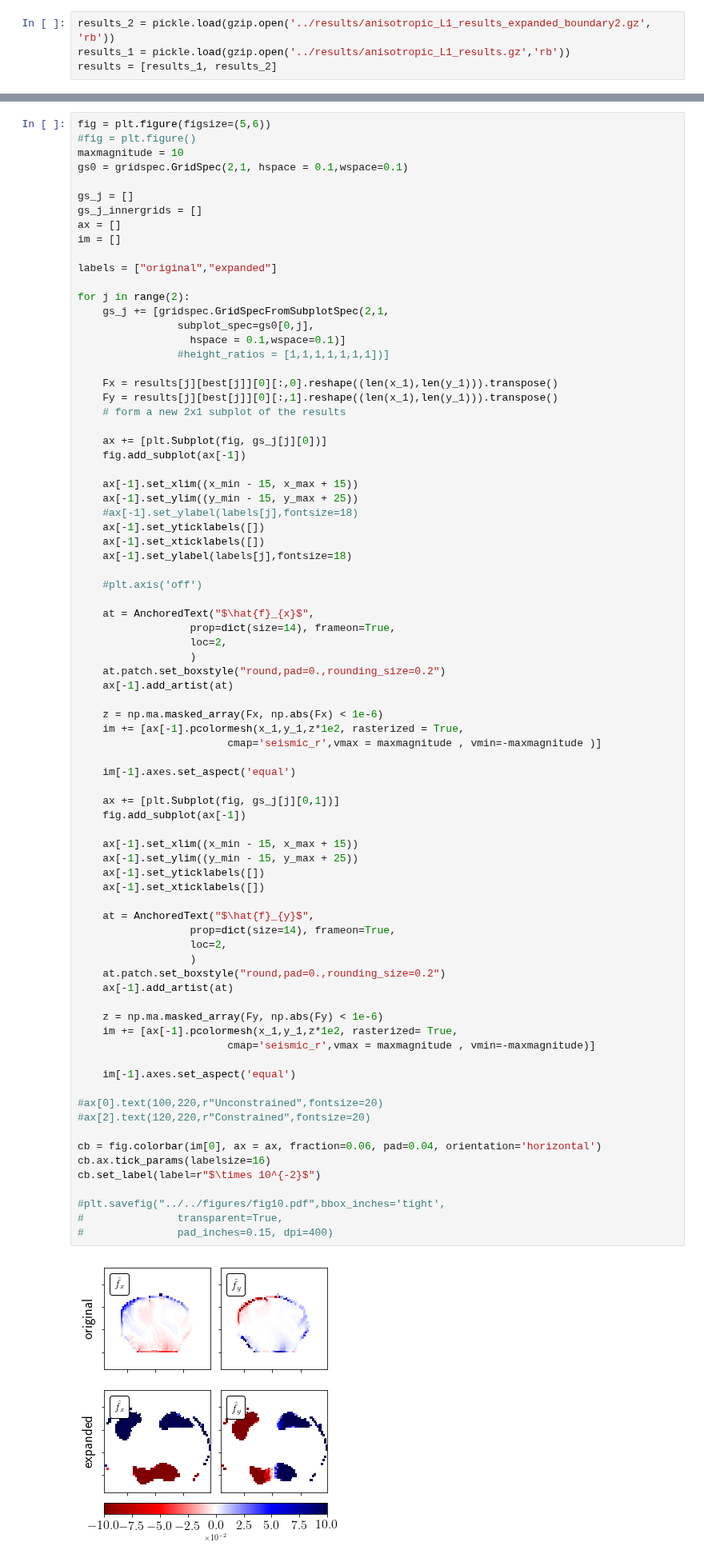
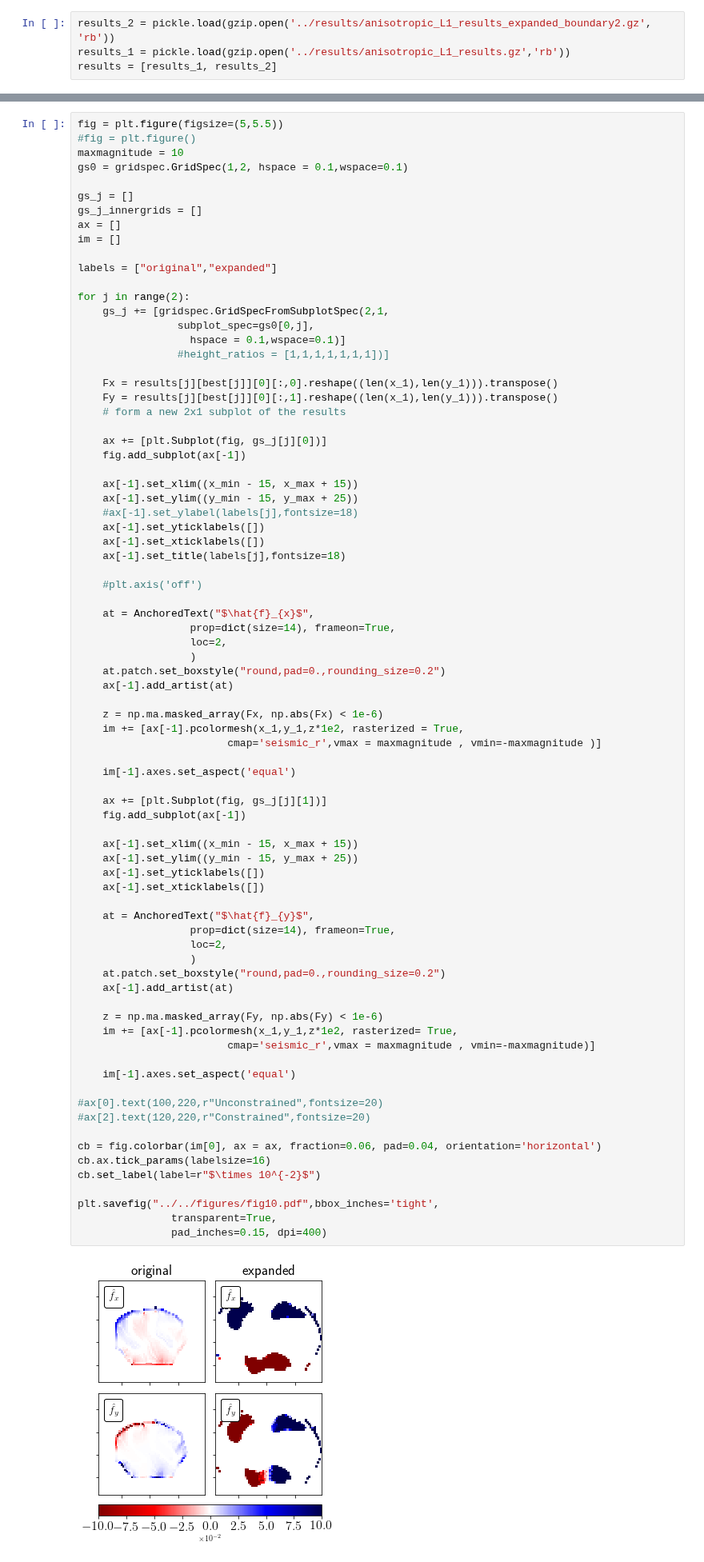
Before and after one commit to jcalifornia/tractionforce, a Jupyter notebook: paper/numerics/unidata/fig10 (boundary).ipynb, the cells around one changed output, grey strips where cells are left out. Shown at 80% size. Drawn from its saved outputs; the diff is of its cells as text.

```diff
--- a/paper/numerics/unidata/fig10 (boundary).ipynb
+++ b/paper/numerics/unidata/fig10 (boundary).ipynb
@@ -142,10 +142,10 @@ plt.savefig("../../figures/fig10.pdf",bbox_inches='tight',
 # %% [output]
 [figure]
 # %%
-fig = plt.figure(figsize=(5,6))
+fig = plt.figure(figsize=(5,5.5))
 #fig = plt.figure()
 maxmagnitude = 10
-gs0 = gridspec.GridSpec(2,1, hspace = 0.1,wspace=0.1)
+gs0 = gridspec.GridSpec(1,2, hspace = 0.1,wspace=0.1)
 
 gs_j = []
 gs_j_innergrids = []
@@ -172,7 +172,7 @@ for j in range(2):
     #ax[-1].set_ylabel(labels[j],fontsize=18)
     ax[-1].set_yticklabels([])
     ax[-1].set_xticklabels([])
-    ax[-1].set_ylabel(labels[j],fontsize=18)
+    ax[-1].set_title(labels[j],fontsize=18)
 
     #plt.axis('off')
 
@@ -189,36 +189,36 @@ for j in range(2):
 
     im[-1].axes.set_aspect('equal')
 
-    ax += [plt.Subplot(fig, gs_j[j][0,1])]
+    ax += [plt.Subplot(fig, gs_j[j][1])]
     fig.add_subplot(ax[-1])
 
     ax[-1].set_xlim((x_min - 15, x_max + 15))
     ax[-1].set_ylim((y_min - 15, y_max + 25))
     ax[-1].set_yticklabels([])
     ax[-1].set_xticklabels([])
 
     at = AnchoredText("$\hat{f}_{y}$",
                   prop=dict(size=14), frameon=True,
                   loc=2,
                   )
     at.patch.set_boxstyle("round,pad=0.,rounding_size=0.2")
     ax[-1].add_artist(at)
 
     z = np.ma.masked_array(Fy, np.abs(Fy) < 1e-6)
     im += [ax[-1].pcolormesh(x_1,y_1,z*1e2, rasterized= True,
                         cmap='seismic_r',vmax = maxmagnitude , vmin=-maxmagnitude)]
 
     im[-1].axes.set_aspect('equal')
 
 #ax[0].text(100,220,r"Unconstrained",fontsize=20)
 #ax[2].text(120,220,r"Constrained",fontsize=20)
 
 cb = fig.colorbar(im[0], ax = ax, fraction=0.06, pad=0.04, orientation='horizontal')
 cb.ax.tick_params(labelsize=16)
 cb.set_label(label=r"$\times 10^{-2}$")
 
-#plt.savefig("../../figures/fig10.pdf",bbox_inches='tight',
-#               transparent=True,
-#               pad_inches=0.15, dpi=400)
+plt.savefig("../../figures/fig10.pdf",bbox_inches='tight',
+               transparent=True,
+               pad_inches=0.15, dpi=400)
 # %% [output]
-[figure, old version]
+[figure, new version]
```
Also changed, not shown: 57 other files.
